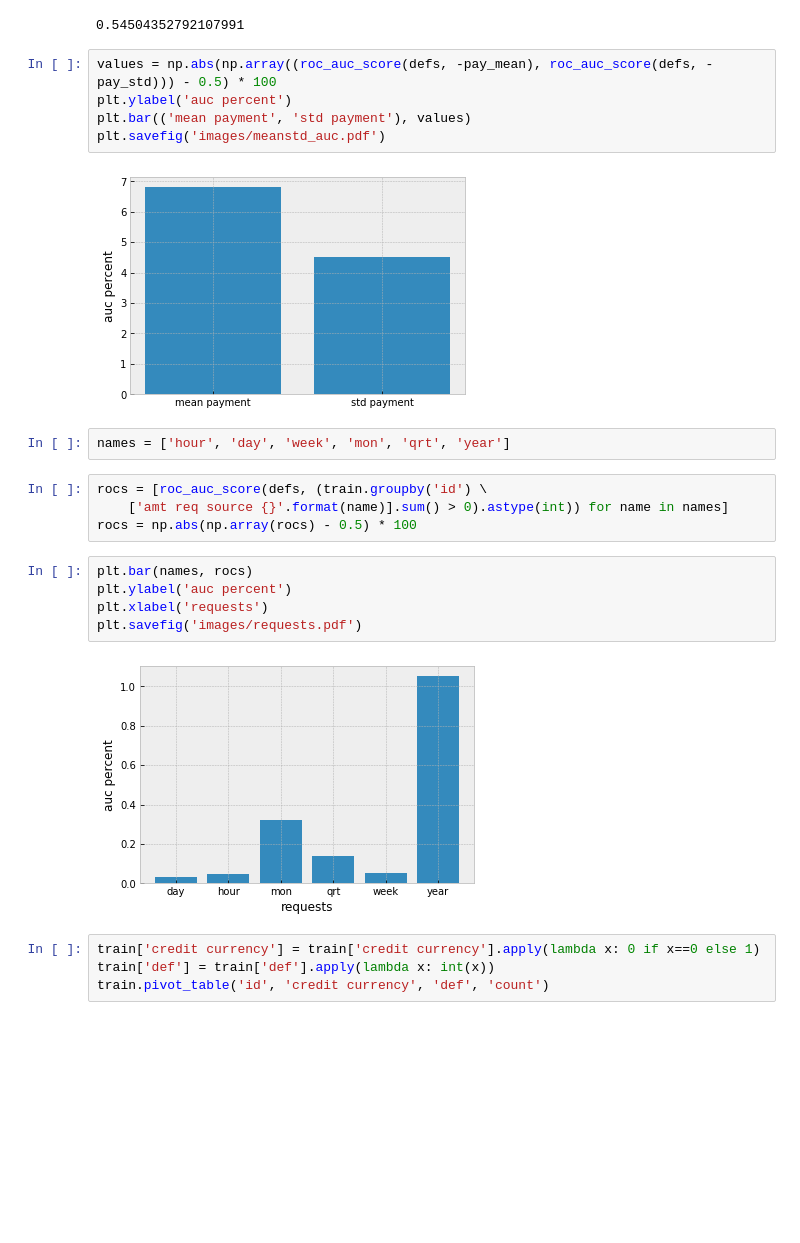
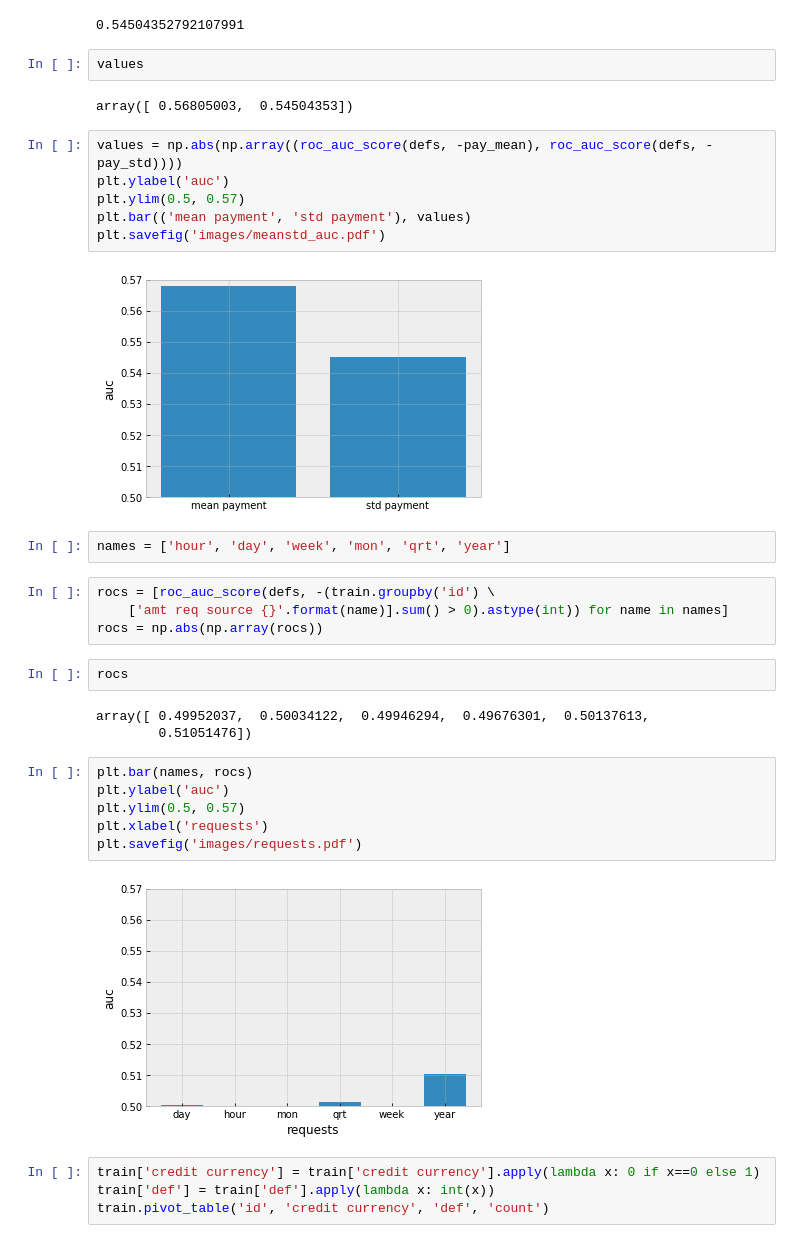
Before and after one commit to eugenbobrov/pzad2017, a Jupyter notebook: task3/homecredit.ipynb, the cells around one changed output. Saved outputs shown, nothing was run; the diff lists cells and outputs as text; blank space fills up the shorter version.

```diff
--- a/task3/homecredit.ipynb
+++ b/task3/homecredit.ipynb
@@ -124,26 +124,37 @@ pay_std = pay.groupby('id').std().fillna(0)
 roc_auc_score(defs, -pay_std)
 # %% [output]
 0.54504352792107991
+# %%
+values
+# %% [output]
+array([ 0.56805003,  0.54504353])
 # %%
-values = np.abs(np.array((roc_auc_score(defs, -pay_mean), roc_auc_score(defs, -pay_std))) - 0.5) * 100
-plt.ylabel('auc percent')
+values = np.abs(np.array((roc_auc_score(defs, -pay_mean), roc_auc_score(defs, -pay_std))))
+plt.ylabel('auc')
+plt.ylim(0.5, 0.57)
 plt.bar(('mean payment', 'std payment'), values)
 plt.savefig('images/meanstd_auc.pdf')
 # %% [output]
-[figure, old version]
+[figure, new version]
 # %%
 names = ['hour', 'day', 'week', 'mon', 'qrt', 'year']
 # %%
-rocs = [roc_auc_score(defs, (train.groupby('id') \
+rocs = [roc_auc_score(defs, -(train.groupby('id') \
     ['amt req source {}'.format(name)].sum() > 0).astype(int)) for name in names]
-rocs = np.abs(np.array(rocs) - 0.5) * 100
+rocs = np.abs(np.array(rocs))
+# %%
+rocs
+# %% [output]
+array([ 0.49952037,  0.50034122,  0.49946294,  0.49676301,  0.50137613,
+        0.51051476])
 # %%
 plt.bar(names, rocs)
-plt.ylabel('auc percent')
+plt.ylabel('auc')
+plt.ylim(0.5, 0.57)
 plt.xlabel('requests')
 plt.savefig('images/requests.pdf')
 # %% [output]
-[figure, old version]
+[figure, new version]
 # %%
 train['credit currency'] = train['credit currency'].apply(lambda x: 0 if x==0 else 1)
 train['def'] = train['def'].apply(lambda x: int(x))
```
Also changed, not shown: parts of 3 cells of this notebook, 8 other files.
